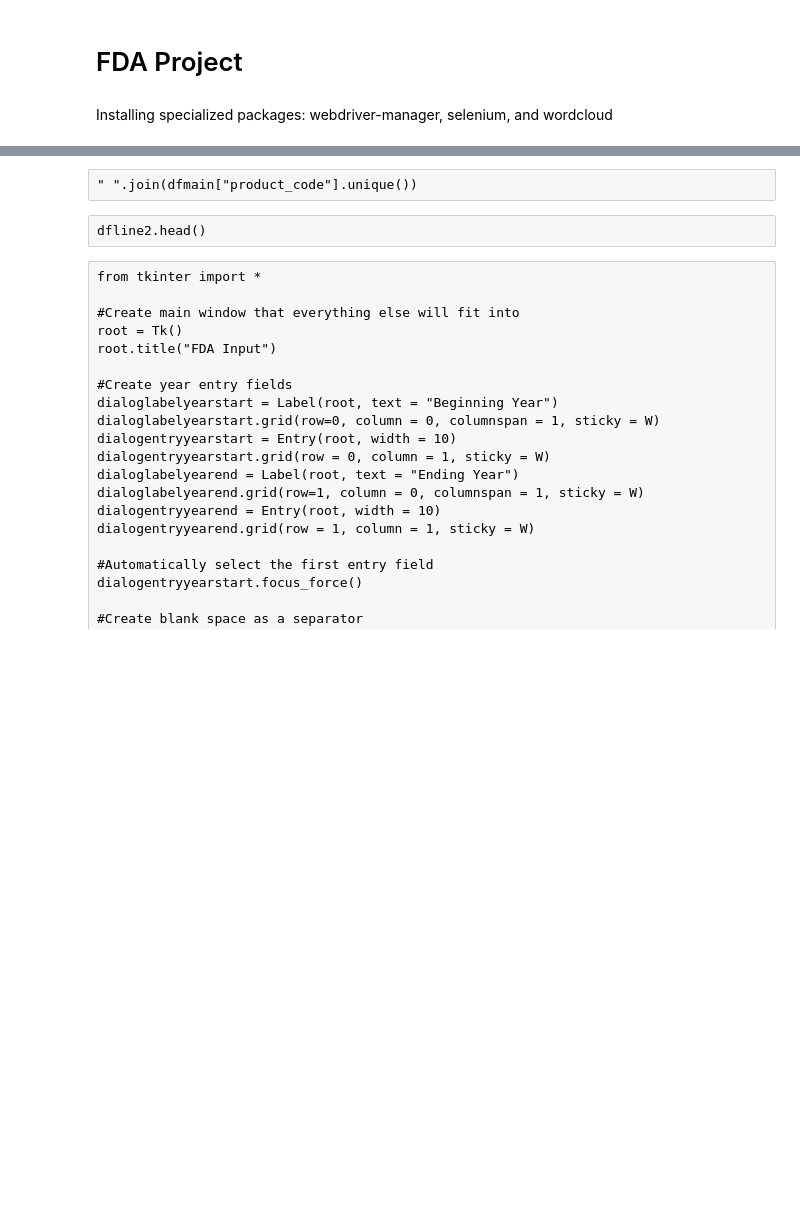
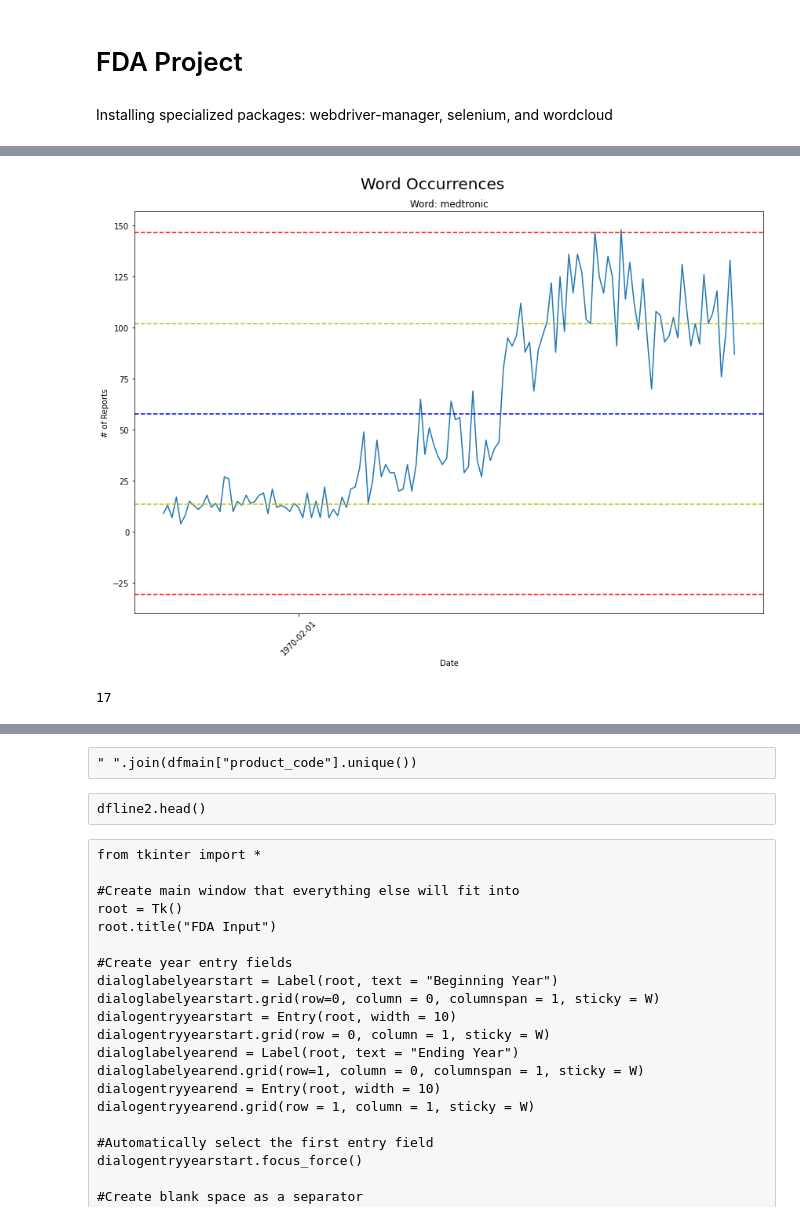
Before and after one commit to allenbutt/FDA, a Jupyter notebook: FDA.ipynb, the cells around one changed output, grey strips where cells are left out. Drawn from its saved outputs; the diff is of its cells as text; code cells hidden in the pictures; blank space fills up the shorter version.

Commit message:
2022.06.27 Update 2
Fixed some bugs in the FDA file, working on visualizations for single words

```diff
--- a/FDA.ipynb
+++ b/FDA.ipynb
@@ -372,6 +375,9 @@ def getlastmonth(dateinquestion):
     if len(newdate) == 1:
         newdate = "0" + newdate
     newdate = dateinquestion[0:4] + "-" + newdate + dateinquestion[7:10]
+    if newdate[5:7] == "12":
+        newmonth = str(int(newdate[0:4]) - 1)
+        newdate = newmonth + "-" +  newdate[5:7] + dateinquestion[7:10]
     return newdate
 
 #Create a function to check if the previous row in the dataset is the actual previous month for the word in question,
@@ -439,0 +491,38 @@ plt.show()
+# %%
+#Create line chart for individual word
+plt.rcParams["figure.figsize"] = [12, 9]
+plt.rcParams["figure.autolayout"] = True
+
+ax = plt.gca()
+
+formatter = mdates.DateFormatter("%Y-%m-%d")
+ax.xaxis.set_major_formatter(formatter)
+
+if len(dfwordline["date"].unique()) > 12:
+    locator = mdates.MonthLocator(interval = 6)
+else:
+    locator = mdates.MonthLocator(interval = 1)
+ax.xaxis.set_major_locator(locator)
+plt.plot(dfwordline["date"], dfwordline["counts"])
+
+plt.suptitle("Word Occurrences", fontsize = 20)
+plt.title("Word: " + " ".join(dfwordline["word"].unique()))
+plt.xlabel("Date")
+plt.ylabel("# of Reports")
+plt.xticks(rotation = 45)
+plt.axhline(y=dfwordline["counts"].mean(), color='b', linestyle='--')
+plt.axhline(y=dfwordline["counts"].mean()+dfwordline["counts"].std(), color='y', linestyle='--')
+plt.axhline(y=dfwordline["counts"].mean()+dfwordline["counts"].std()*2, color='r', linestyle='--')
+plt.axhline(y=dfwordline["counts"].mean()-dfwordline["counts"].std(), color='y', linestyle='--')
+plt.axhline(y=dfwordline["counts"].mean()-dfwordline["counts"].std()*2, color='r', linestyle='--')
+
+plt.show()
+# %% [output]
+[figure, added]
+# %%
+dfword.loc[(dfword['word'] == "confirm") & (dfword['date'] == "2011-01-01")]["counts"].iat[0]
+
+#dfwordline["counts"] = dfwordline["date"].apply(lambda x:
+#                                                dfword.loc[(dfword['word'] == lineword) & (dfword['date'] == x)]["counts"].iat[0])
+# %% [output]
+17
```
Also changed, not shown: parts of 6 cells of this notebook.
